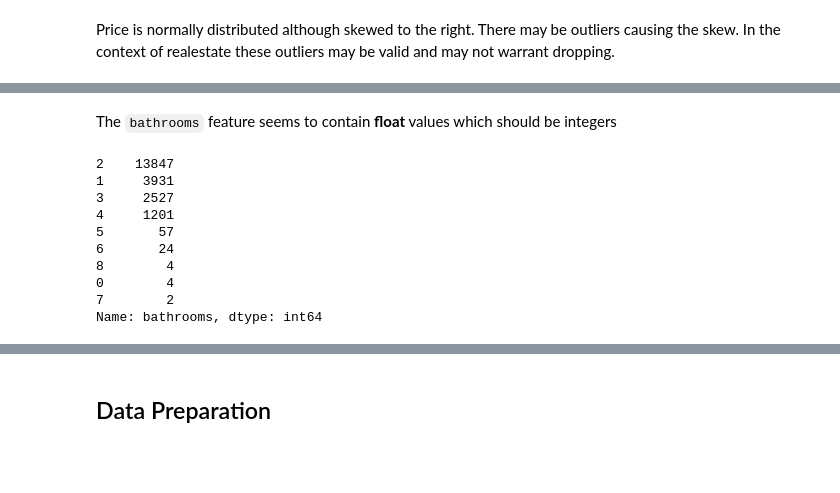
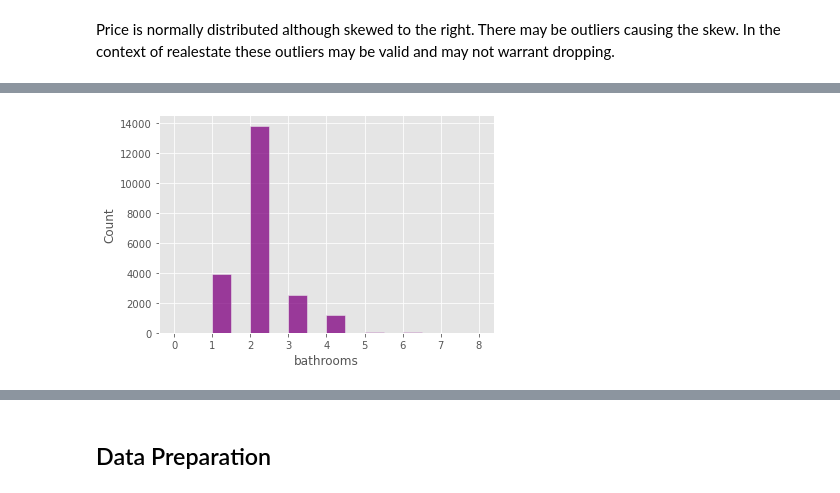
Before and after one commit to R3TR0Quan/KC_Realestate_Analysis_and_Modelling, a Jupyter notebook: notebook.ipynb, the cells around one changed output, grey strips where cells are left out. Cells and saved outputs as stored; diff of their text form; code cells hidden in the pictures; blank space fills up the shorter version.

```diff
--- a/notebook.ipynb
+++ b/notebook.ipynb
@@ -183,17 +175,7 @@ kc_hses['bathrooms'].value_counts()
 Name: bathrooms, dtype: int64
-# %% [markdown]
-The `bathrooms` feature seems to contain **float** values which should be integers
 # %%
-kc_hses['bathrooms'] = kc_hses['bathrooms'].apply(lambda x: int(round(x, 0)))
-kc_hses['bathrooms'].value_counts()
+#plot bathrooms distribution
+sns.histplot(kc_hses['bathrooms'], kde=False, color='purple')
+plt.show();
 # %% [output]
-2    13847
-1     3931
-3     2527
-4     1201
-5       57
-6       24
-8        4
-0        4
-7        2
-Name: bathrooms, dtype: int64
+[figure, added]
```
Also changed, not shown: parts of 16 cells of this notebook.
